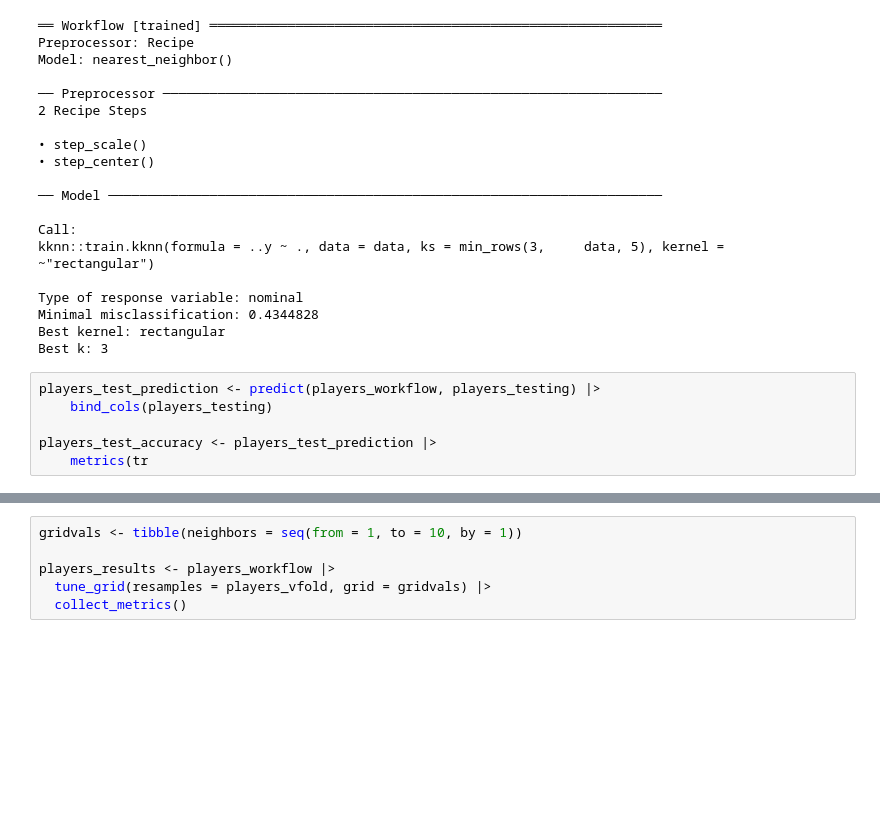
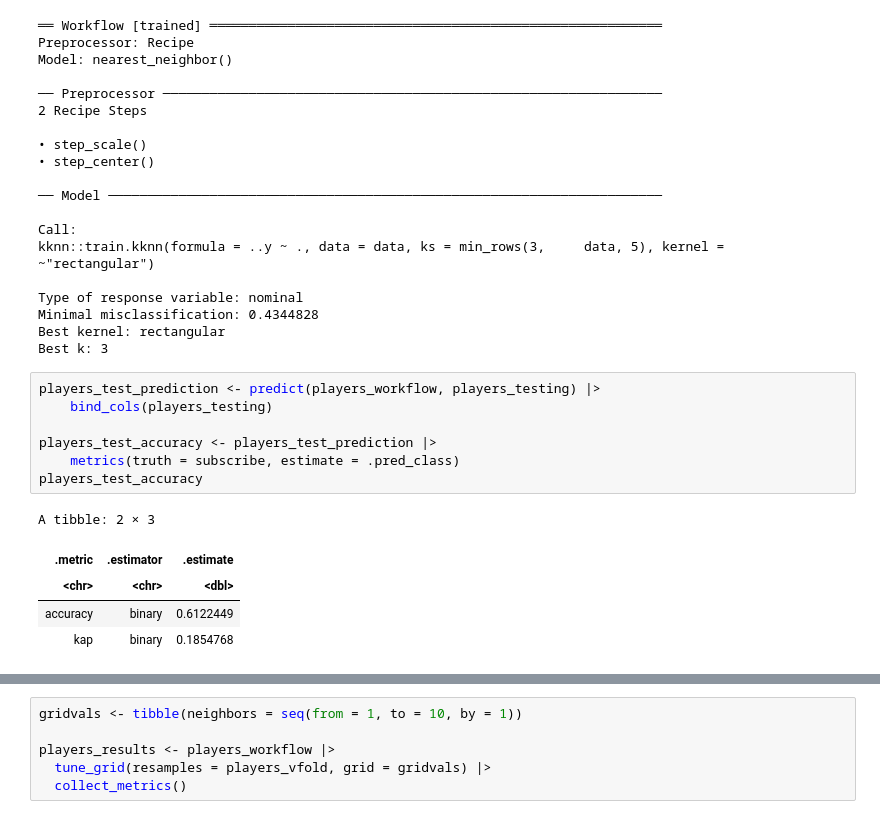
Before and after one commit to IFQXK/DSCI-100-project-group-19, a Jupyter notebook: Group Project.ipynb, the cells around one changed output, grey strips where cells are left out. Drawn from its saved outputs; the diff is of its cells as text; blank space fills up the shorter version.

```diff
--- a/Group Project.ipynb
+++ b/Group Project.ipynb
@@ -244,6 +244,13 @@ Best k: 3
 # %%
 players_test_prediction <- predict(players_workflow, players_testing) |>
     bind_cols(players_testing)
 
 players_test_accuracy <- players_test_prediction |>
-    metrics(tr
+    metrics(truth = subscribe, estimate = .pred_class)
+players_test_accuracy
+# %% [output]
+A tibble: 2 × 3
+| .metric | .estimator | .estimate |
+| <chr> | <chr> | <dbl> |
+| accuracy | binary | 0.6122449 |
+| kap | binary | 0.1854768 |
```
Also changed, not shown: parts of 2 cells of this notebook.
